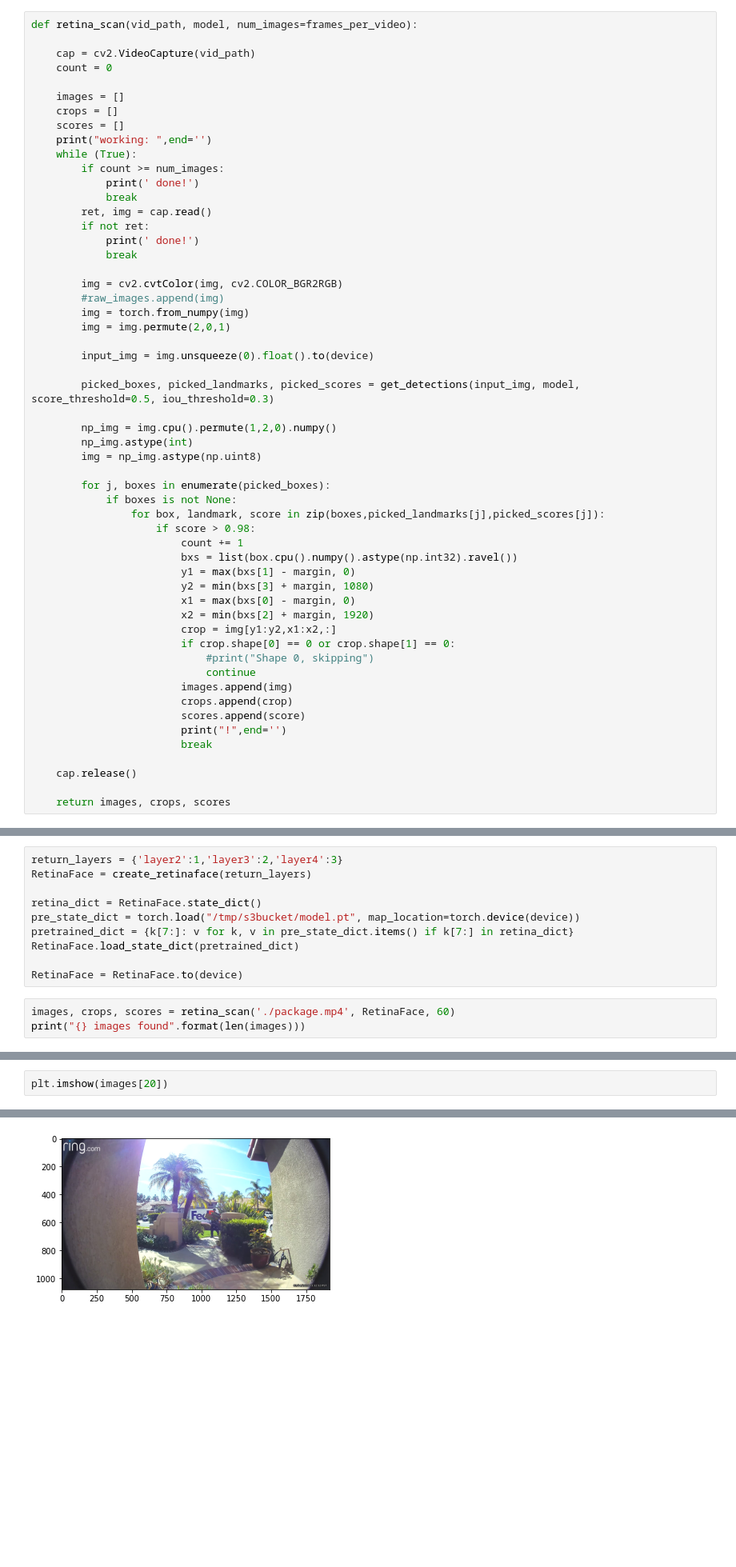
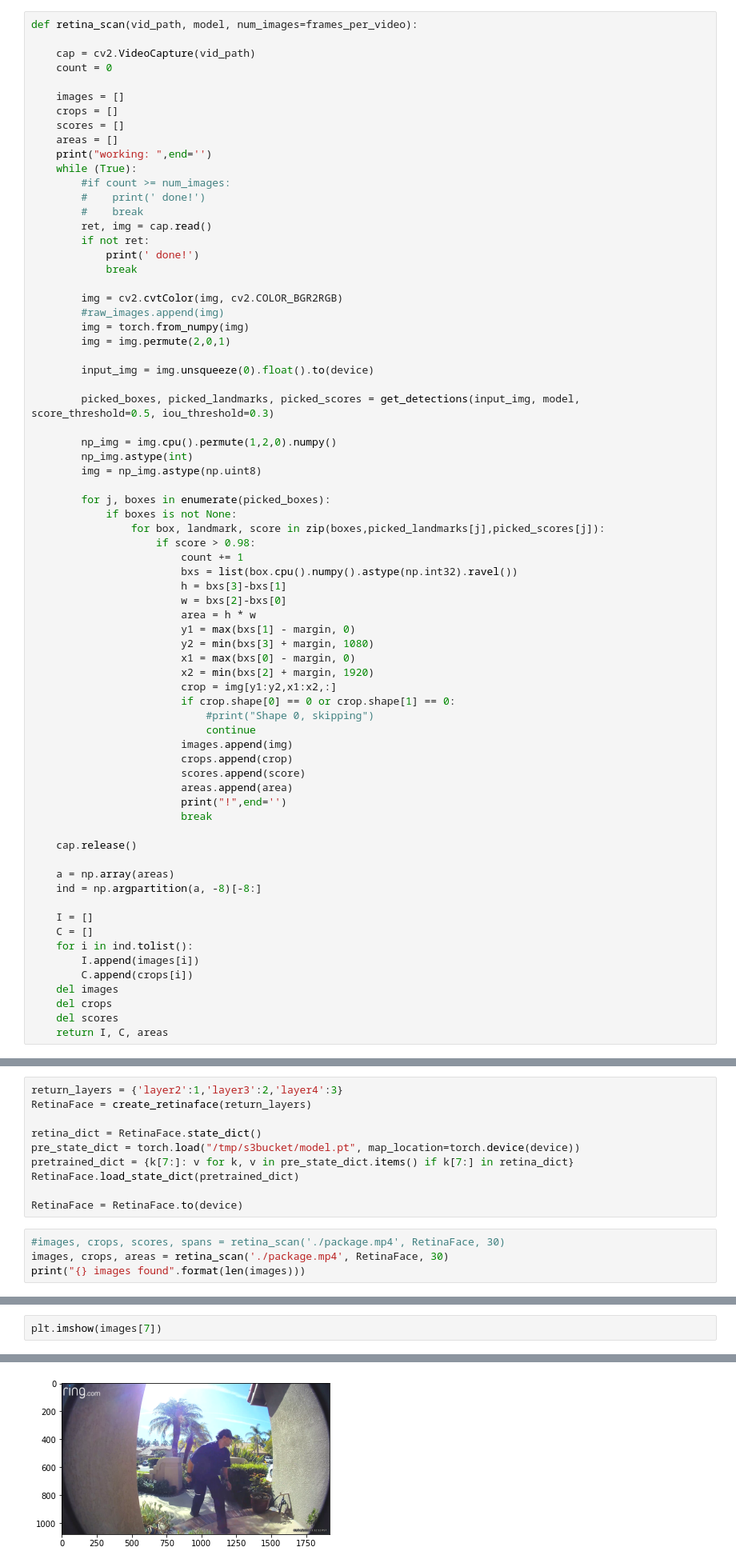
Before and after one commit to vijjus/w251-final-project, a Jupyter notebook: face_recognition/RetinaFace.ipynb, the cells around one changed output, grey strips where cells are left out. Shown: that part at 80% size. Drawn from its saved outputs; the diff is of its cells as text; blank space fills up the shorter version.

Commit message:
RetinaFace hack

```diff
--- a/face_recognition/RetinaFace.ipynb
+++ b/face_recognition/RetinaFace.ipynb
@@ -805,11 +805,12 @@ def retina_scan(vid_path, model, num_images=frames_per_video):
     images = []
     crops = []
     scores = []
+    areas = []
     print("working: ",end='')
     while (True):
-        if count >= num_images:
-            print(' done!')
-            break
+        #if count >= num_images:
+        #    print(' done!')
+        #    break
         ret, img = cap.read()
         if not ret:
             print(' done!')
@@ -834,6 +835,9 @@ def retina_scan(vid_path, model, num_images=frames_per_video):
                     if score > 0.98:
                         count += 1
                         bxs = list(box.cpu().numpy().astype(np.int32).ravel())
+                        h = bxs[3]-bxs[1]
+                        w = bxs[2]-bxs[0]
+                        area = h * w
                         y1 = max(bxs[1] - margin, 0)
                         y2 = min(bxs[3] + margin, 1080)
                         x1 = max(bxs[0] - margin, 0)
@@ -845,12 +849,24 @@ def retina_scan(vid_path, model, num_images=frames_per_video):
                         images.append(img)
                         crops.append(crop)
                         scores.append(score)
+                        areas.append(area)
                         print("!",end='')
                         break
 
     cap.release()
 
-    return images, crops, scores
+    a = np.array(areas)
+    ind = np.argpartition(a, -8)[-8:]
+
+    I = []
+    C = []
+    for i in ind.tolist():
+        I.append(images[i])
+        C.append(crops[i])
+    del images
+    del crops
+    del scores
+    return I, C, areas
 # %%
 import matplotlib.pyplot as plt
 # %%
@@ -864,6 +880,7 @@ RetinaFace.load_state_dict(pretrained_dict)
 
 RetinaFace = RetinaFace.to(device)
 # %%
-images, crops, scores = retina_scan('./package.mp4', RetinaFace, 60)
+#images, crops, scores, spans = retina_scan('./package.mp4', RetinaFace, 30)
+images, crops, areas = retina_scan('./package.mp4', RetinaFace, 30)
 print("{} images found".format(len(images)))
 # %% [output]
@@ -892,6 +889,6 @@ scores
 # %%
-plt.imshow(images[20])
+plt.imshow(images[7])
 # %% [output]
 <matplotlib.image.AxesImage at 0x...>
-[figure, old version]
+[figure, new version]
 # %%
```
Also changed, not shown: parts of 3 cells of this notebook.
